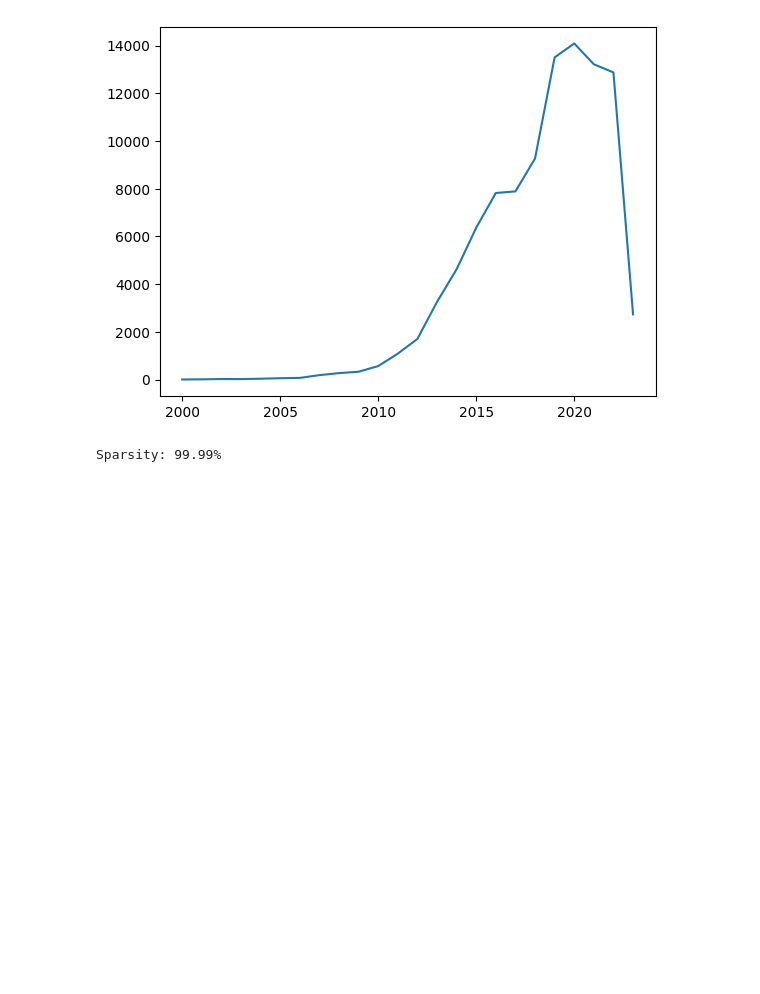
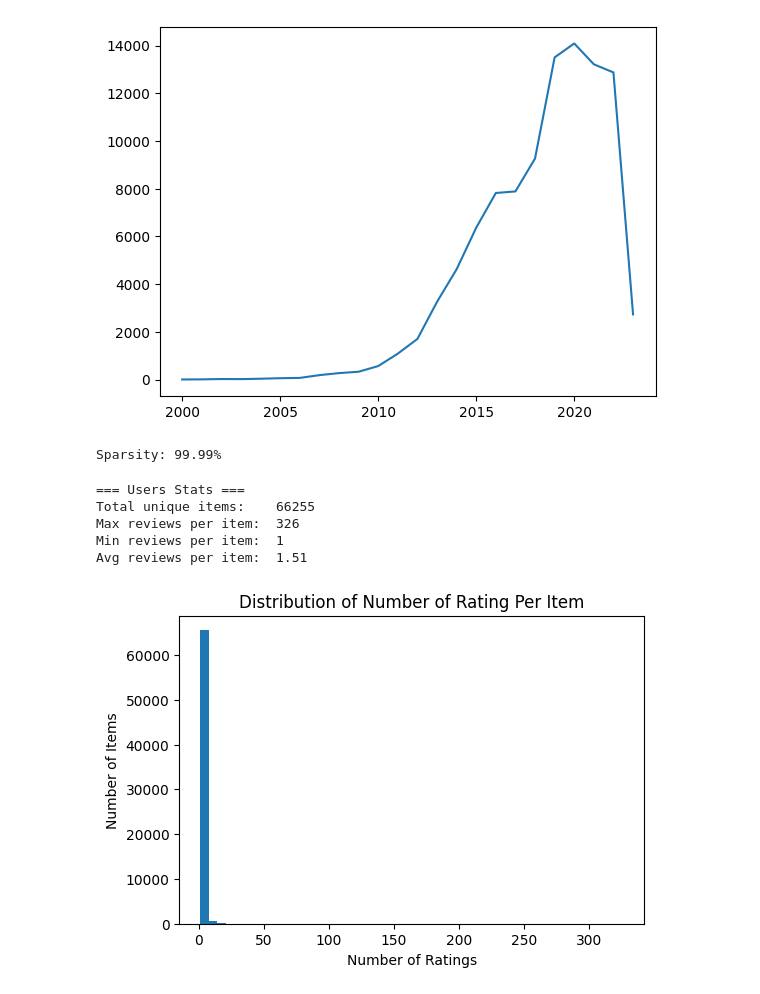
Before and after one commit to HossamAhmed119/Personalized-Recommendation-System-with-Feedback-Loop, a Jupyter notebook: notebooks/01_EDA.ipynb, the cells around one changed output. Cells and saved outputs as stored; diff of their text form; code cells hidden in the pictures; blank space fills up the shorter version.

```diff
--- a/notebooks/01_EDA.ipynb
+++ b/notebooks/01_EDA.ipynb
@@ -339,3 +339,27 @@ Sparsity: 99.99%
 # TODO: Spam Detection in Preprocessing
 # 1. Remove users with > 5 reviews per day
 # 2. Check inter-review time - if seconds apart = bot
+# %%
+# Item Activity Analysis
+print("=== Item Stats ===")
+item_activity = df_ratings['asin'].value_counts()
+
+print(f"Total unique items:    {df_ratings['asin'].nunique()}")
+print(f"Max reviews per item:  {item_activity.max()}")
+print(f"Min reviews per item:  {item_activity.min()}")
+print(f"Avg reviews per item:  {item_activity.mean():.2f}")
+# %% [output]
+=== Users Stats ===
+Total unique items:    66255
+Max reviews per item:  326
+Min reviews per item:  1
+Avg reviews per item:  1.51
+# %%
+plt.figure(figsize=(6, 4))
+plt.hist(item_activity, bins=50)
+plt.title("Distribution of Number of Rating Per Item")
+plt.xlabel('Number of Ratings')
+plt.ylabel('Number of Items')
+plt.show()
+# %% [output]
+[figure, added]
```
Also changed, not shown: parts of 14 cells of this notebook.
